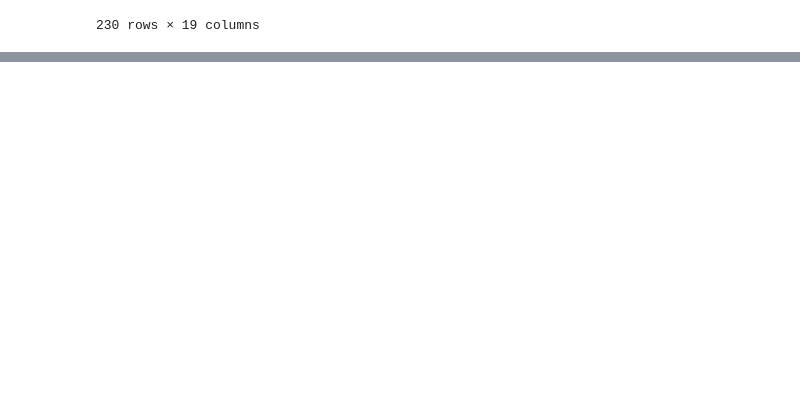
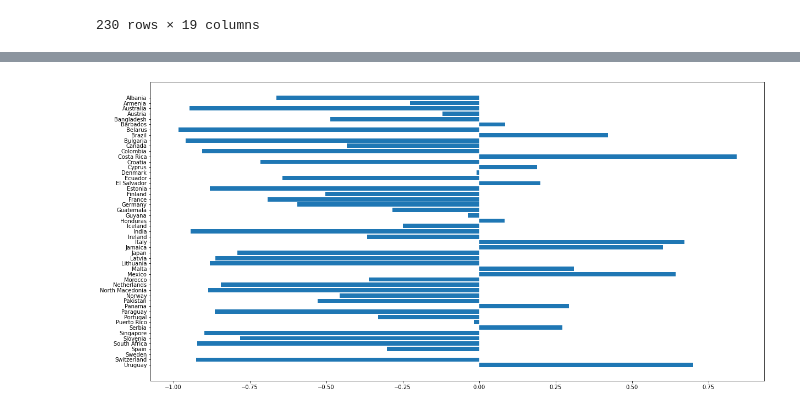
Before and after one commit to nss-data-science-cohort-5/un_exploration-jrkotun, a Jupyter notebook: notebooks/UN_Data_Self_Exploration.ipynb, the cells around one changed output, grey strips where cells are left out. Saved outputs shown, nothing was run; the diff lists cells and outputs as text; code cells hidden in the pictures; blank space fills up the shorter version.

```diff
--- a/notebooks/UN_Data_Self_Exploration.ipynb
+++ b/notebooks/UN_Data_Self_Exploration.ipynb
@@ -102,0 +99,12 @@ MergeError: No common columns to perform merge on. Merge options: left_on=None,
+# %%
+# Merge cleaned gdp_pivoted and homicide_df datasets
+homicide_gdp_merge = gdp_pivoted.merge(homicide_df, left_index=True, right_index=True, how='inner')
+
+# Change column names to identify those pulled from gdp vs homicide dataframes
+columns = homicide_gdp_merge.columns[0:19].str.replace('_x','_gdp')
+columns = columns.append(homicide_gdp_merge.columns[19:].str.replace('_y','_homicide'))
+homicide_gdp_merge.columns = columns
+
+# Drop rows with NaN values
+homicide_gdp_merge = homicide_gdp_merge.dropna(0)
+homicide_gdp_merge
@@ -102,0 +131,30 @@ MergeError: No common columns to perform merge on. Merge options: left_on=None,
+# %%
+# Make a empty dictionary for correlation graphing
+corr_graphing = {}
+
+# Calculate the correlation between GDP per Capita and murder rate from each country in homicide_gdp_merge
+for country in homicide_gdp_merge.index:
+    global corr_graphing
+
+    # Make a empty dataframe for correlation calculation
+    corr_df = pd.DataFrame(columns=['gdp', 'homicide'])
+
+    gdp = homicide_gdp_merge.loc[country][0:19]
+    homicide = homicide_gdp_merge.loc[country][19:]
+
+    corr_df['gdp'] = gdp
+    corr_df.index = corr_df.index.str.replace('_gdp','_homicide')
+    corr_df['homicide'] = homicide
+    corr_df.index = corr_df.index.str.replace('_homicide','')
+
+    corr = corr_df[['gdp', 'homicide']].corr()['gdp']['homicide']
+    corr_graphing[country] = corr
+
+# Plot correlations on bar graph
+names = list(corr_graphing.keys())
+values = list(corr_graphing.values())
+plt.figure(figsize=(20, 10))
+plt.barh(range(len(names)), values, tick_label=names);
+plt.gca().invert_yaxis()
+# %% [output]
+[figure, added]
```
Also changed, not shown: parts of 9 cells of this notebook.
